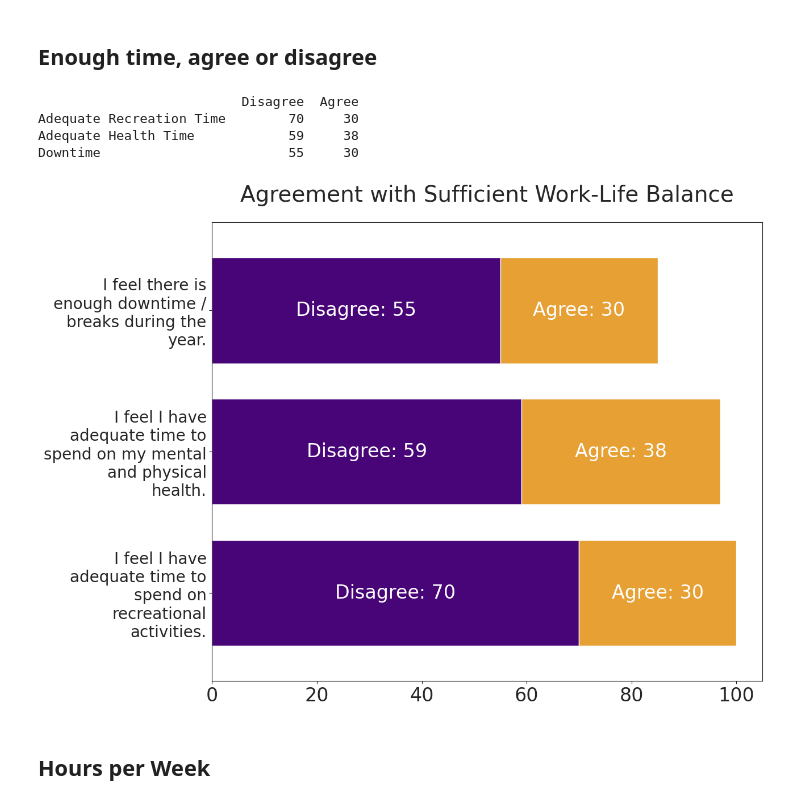
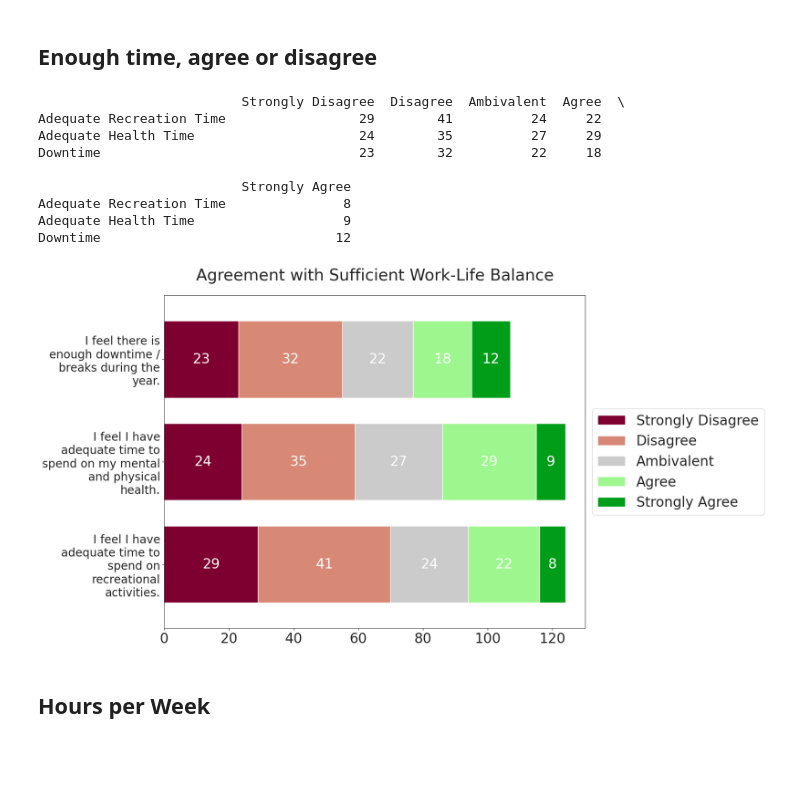
Before and after one commit to pecom/qol-survey, a Jupyter notebook: Melissa_Survey.ipynb, the cells around one changed output. Saved outputs shown, nothing was run; the diff lists cells and outputs as text; code cells hidden in the pictures; blank space fills up the shorter version.

```diff
--- a/Melissa_Survey.ipynb
+++ b/Melissa_Survey.ipynb
@@ -237,0 +374,18 @@ plt.clf()
+# %%
+b = list(QOLData['Job'].values.unique())
+colors = {b[0]: 'red', b[1]: 'blue', b[2]: 'cyan', b[3]: 'pink'}
+
+QOLData["Cost of Comps"] = (QOLData["COMP Time Prep"][QOLData["COMP Time Prep"]<50]+0.5)*QOLData['Monthly Income']/20
+QOLData["Cost of Comps"][QOLData["COMP Time Prep"]>=50] = (QOLData["COMP Time Prep"][QOLData["COMP Time Prep"]>=50]/8+0.5)*QOLData['Monthly Income']/20 # assume outliers meant to divide by 8
+
+print(QOLData["COMP Time Prep"].agg('std'))
+
+print('Average Hours Studied', QOLData["COMP Time Prep"][QOLData["COMP Time Prep"]<50].agg('mean')*8)
+print('Average Cost per RA', QOLData['Cost of Comps'][QOLData['Job']==b[0]].agg('mean'))
+masters_ra = QOLData['Cost of Comps'][QOLData['Job']==b[0]][QOLData['Program']=='Masters Degree'].sum()
+phd_ra = QOLData['Cost of Comps'][QOLData['Job']==b[0]][QOLData['Program']=='PhD Student'].sum()
+print('Total Cost', (masters_ra+phd_ra)*2*2) # 2 comps per year, survey sampled ~1/2 of department
+
+plt.scatter(QOLData['Monthly Income'], QOLData["COMP Time Prep"], c=QOLData['Job'].map(colors))
+print(colors)
+plt.show()
@@ -284,13 +445,13 @@ for column in ['Mental Health Rate', 'Physical Health Rate']:
 
     ax = counts.sort_index().plot.bar(
         rot=0,
-        color='#198303',
+        color='#827c9e',
         width=1
     )
 
     ax.tick_params(axis='x', labelsize=fontsize)
     ax.tick_params(axis='y', labelsize=fontsize)
-    ax.set_xlabel(column, fontsize=fontsize)
+    ax.set_xlabel('')
     ax.set_ylabel("Number of Responses", fontsize=fontsize)
     ax.set_title(f"{Questions[column]}", fontsize=fontsize+4, pad=26)
     ax.set_ylim(0, 38)
@@ -308,5 +469,5 @@ for column in ['Mental Health Rate', 'Physical Health Rate']:
                     ha='center', va='bottom')
 
     fig = ax.get_figure()
-    fig.set_size_inches(12.5, 10.5)
+    fig.set_size_inches(12.5, 4.5)
     plt.show()
@@ -340,11 +504,11 @@ from textwrap import wrap
 fontsize = 24
 
 mapping = {
-    1: "Disagree",
+    1: "Strongly Disagree",
     2: "Disagree",
     3: "Ambivalent",
     4: "Agree",
-    5: "Agree"
+    5: "Strongly Agree"
 }
 
 all_counts = {}
@@ -354,51 +518,59 @@ for column in columns:
     all_counts[column] = counts.groupby(counts.index.map(mapping)).sum()
 
 collapsed = pd.DataFrame(all_counts)
-collapsed = collapsed.drop("Ambivalent").T.reindex(["Disagree", "Agree"], axis=1)
+collapsed = collapsed.T.reindex(["Strongly Disagree", "Disagree", "Ambivalent", "Agree", "Strongly Agree"], axis=1)
 
 print(collapsed)
 ax = collapsed.plot.barh(
     stacked=True,
     width=0.75,
-    color=["#470578", "#e6a034"]
+    color=["#7d0030", "#d88976", "#cbcbcb", "#9ef68f", "#009d19"]
 )
 
 for i, container in enumerate(ax.containers):
     for rect in container:
         width = rect.get_width()
         height = rect.get_height()
         x = rect.get_x() + width / 2  # Position of the label on the x-axis (center of the bar)
         y = rect.get_y() + height / 2  # Position of the label on the y-axis (center of the bar)
 
         category = collapsed.columns[i]
-        label = f"{category}: {int(width)}"
+        label = f"{int(width)}"
 
         # Add the annotation with the category and count
         ax.annotate(label,
                     (x, y),
                     ha="center",
                     va="center",
                     fontsize=fontsize,
                     color="white")
 
 labels = [l.get_text() for l in ax.get_yticklabels()]
 labels = [ '\n'.join(wrap(Questions[l], 18)) for l in labels ]
 ax.set_yticklabels(labels, fontsize=fontsize-4)
 
 fig = ax.get_figure()
-fig.set_size_inches(12.5, 10.5)
+fig.set_size_inches(16.5, 10.5)
 
 ax.get_legend().remove()
 ax.set_title("Agreement with Sufficient Work-Life Balance", fontsize=fontsize+4, pad=26)
 ax.tick_params(axis='x', labelsize=fontsize)
 
+box = ax.get_position()
+ax.set_position([box.x0, box.y0, box.width * 0.8, box.height])
+ax.legend(loc='center left', bbox_to_anchor=(1, 0.5), fontsize=fontsize)
 plt.show()
 # %% [output]
-                          Disagree  Agree
-Adequate Recreation Time        70     30
-Adequate Health Time            59     38
-Downtime                        55     30
+                          Strongly Disagree  Disagree  Ambivalent  Agree  \
+Adequate Recreation Time                 29        41          24     22
+Adequate Health Time                     24        35          27     29
+Downtime                                 23        32          22     18
+
+                          Strongly Agree
+Adequate Recreation Time               8
+Adequate Health Time                   9
+Downtime                              12
-[figure, old version]
+[figure, new version]
 # %% [markdown]
 ## Hours per Week
 # %%
```
Also changed, not shown: parts of 20 cells of this notebook.
